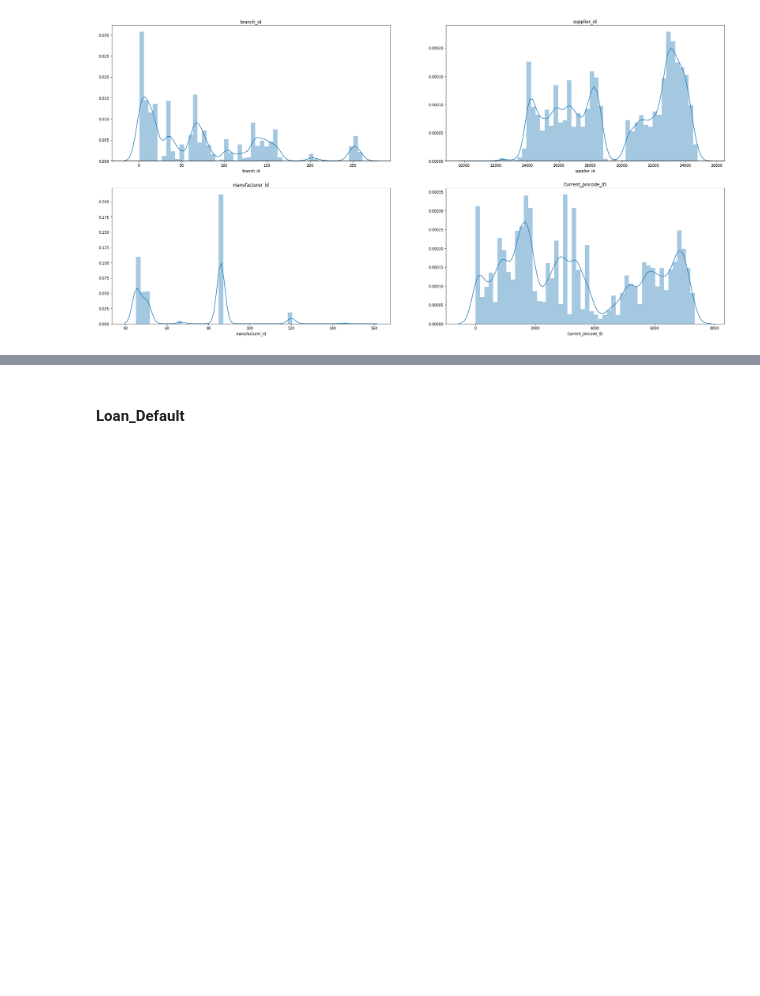
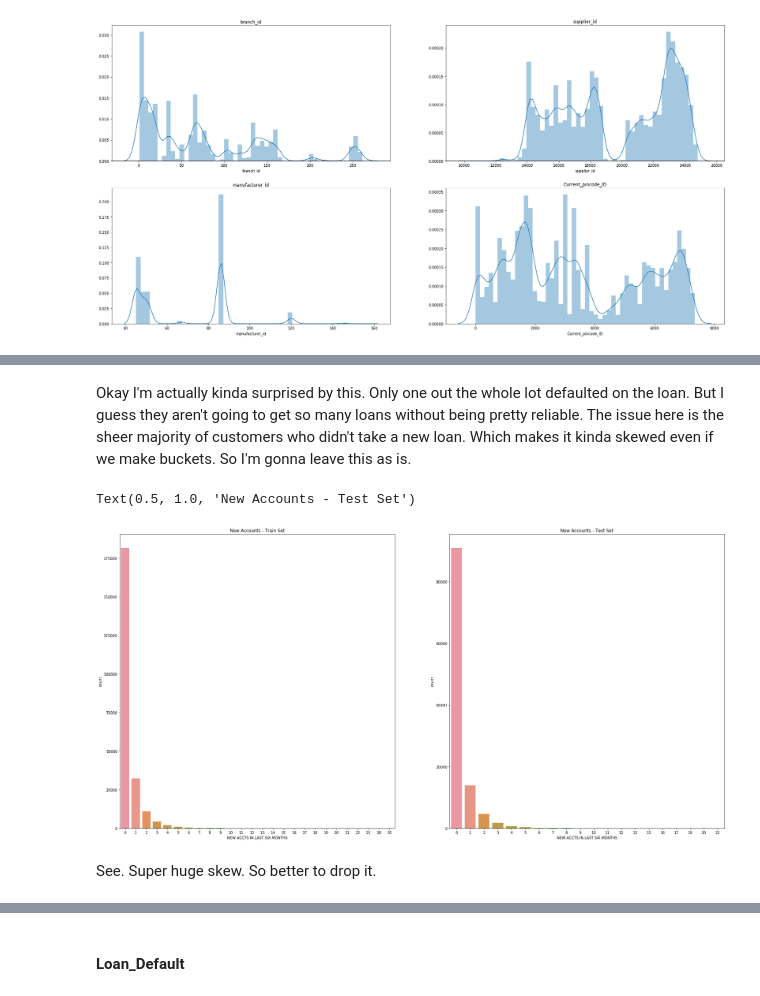
Before and after one commit to akashsara/LTFS-Data-Science-FinHack, a Jupyter notebook: EDA.ipynb, the cells around one changed output, grey strips where cells are left out. Cells and saved outputs as stored; diff of their text form; code cells hidden in the pictures; blank space fills up the shorter version.

```diff
--- a/EDA.ipynb
+++ b/EDA.ipynb
@@ -561,0 +591,3 @@ Text(0.5, 1.0, 'Current_pincode_ID')
+# %%
+train.drop(['Employee_code_ID'], axis = 1, inplace = True)
+test.drop(['Employee_code_ID'], axis = 1, inplace = True)
@@ -561,0 +634,15 @@ Text(0.5, 1.0, 'Current_pincode_ID')
+# %% [markdown]
+Okay I'm actually kinda surprised by this. Only one out the whole lot defaulted on the loan. But I guess they aren't going to get so many loans without being pretty reliable. The issue here is the sheer majority of customers who didn't take a new loan. Which makes it kinda skewed even if we make buckets. So I'm gonna leave this as is.
+# %%
+plt.rcParams['figure.figsize'] = (30, 15)
+plt.subplot(1, 2, 1)
+sns.countplot(train['NEW.ACCTS.IN.LAST.SIX.MONTHS'])
+plt.title("New Accounts - Train Set")
+plt.subplot(1, 2, 2)
+sns.countplot(test['NEW.ACCTS.IN.LAST.SIX.MONTHS'])
+plt.title("New Accounts - Test Set")
+# %% [output]
+Text(0.5, 1.0, 'New Accounts - Test Set')
+[figure, added]
+# %% [markdown]
+See. Super huge skew. So better to drop it.
```
Also changed, not shown: parts of 62 cells of this notebook, 2 other files.
